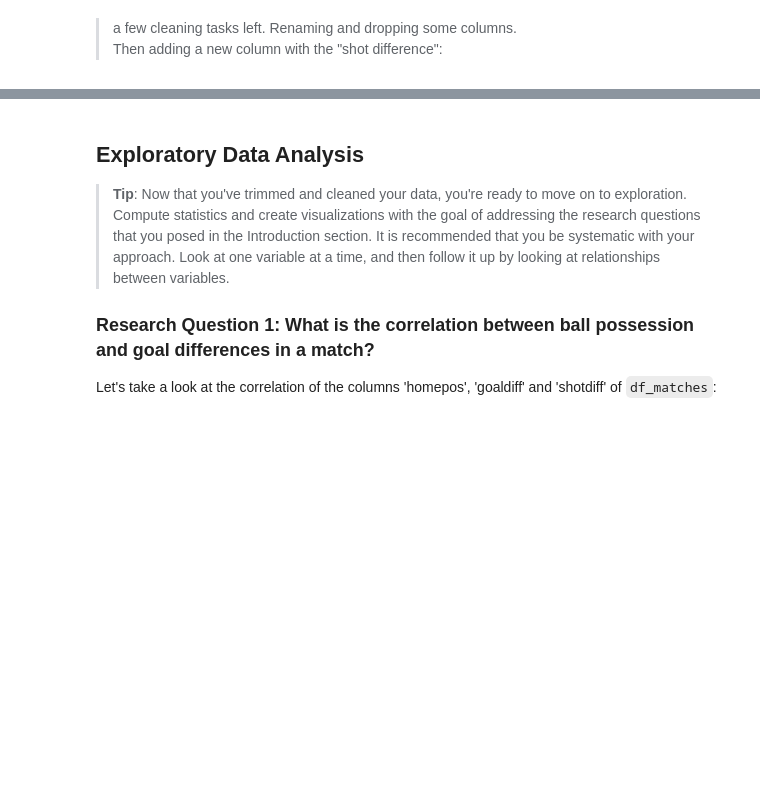
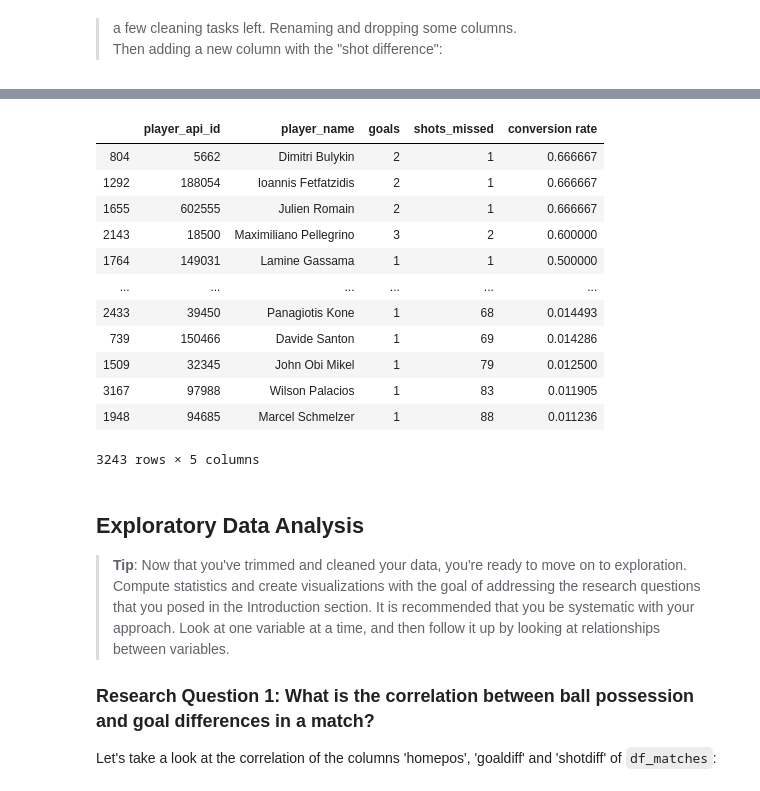
Before and after one commit to normannexo/jupyter_data_science, a Jupyter notebook: Soccer project.ipynb, the cells around one changed output, grey strips where cells are left out. Cells and saved outputs as stored; diff of their text form; code cells hidden in the pictures; blank space fills up the shorter version.

```diff
--- a/Soccer project.ipynb
+++ b/Soccer project.ipynb
@@ -368,3 +375,34 @@ df_matches.head()
+# %%
+df_match_shots = df_match_raw.merge(df_shots, on='match_id')
+# possession, shoton, shotoff, goals not needed in df_match_shots:
+df_match_shots.drop(['possession', 'shoton', 'shotoff', 'goal'], axis=1, inplace=True)
+df_match_shots[(df_match_shots['type'] == 'goal') & (df_match_shots['subtype'].isin(['saved', 'missed', 'crossbar', 'post','saved_back_into_play', 'saved']))]
+# there are some subtypes of type goal which actually aren't goals:
+no_goals_list = ['saved', 'missed', 'crossbar', 'post','saved_back_into_play', 'saved']
+#create new column goalQ - True if shot was a goal, False if not
+df_match_shots['goalQ'] = (df_match_shots['type'] == 'goal') & (~df_match_shots['subtype'].isin(no_goals_list))
+df_player_shots = df_match_shots.groupby(['player', 'goalQ'])['shotcnt'].sum().reset_index()
+df_player_plus = None
+df_player_plus = df_player_raw.merge(df_player_shots[df_player_shots['goalQ']==True], left_on='player_api_id', right_on='player')
+df_player_plus = df_player_plus.merge(df_player_shots[df_player_shots['goalQ']==False], left_on='player_api_id', right_on='player')
+df_player_plus.drop(['player_x', 'goalQ_x', 'player_y', 'goalQ_y'], axis=1, inplace=True)
+df_player_plus.rename(columns={"shotcnt_x":"goals", "shotcnt_y":"shots_missed"}, inplace=True)
+df_player_plus['conversion rate'] = df_player_plus['goals'] / (df_player_plus['goals'] + df_player_plus['shots_missed'])
+df_player_plus.sort_values(by='conversion rate', ascending=False)
+# %% [output]
+|  | player_api_id | player_name | goals | shots_missed | conversion rate |
+| 804 | 5662 | Dimitri Bulykin | 2 | 1 | 0.666667 |
+| 1292 | 188054 | Ioannis Fetfatzidis | 2 | 1 | 0.666667 |
+| 1655 | 602555 | Julien Romain | 2 | 1 | 0.666667 |
+| 2143 | 18500 | Maximiliano Pellegrino | 3 | 2 | 0.600000 |
+| 1764 | 149031 | Lamine Gassama | 1 | 1 | 0.500000 |
+| ... | ... | ... | ... | ... | ... |
+| 2433 | 39450 | Panagiotis Kone | 1 | 68 | 0.014493 |
+| 739 | 150466 | Davide Santon | 1 | 69 | 0.014286 |
+| 1509 | 32345 | John Obi Mikel | 1 | 79 | 0.012500 |
+| 3167 | 97988 | Wilson Palacios | 1 | 83 | 0.011905 |
+| 1948 | 94685 | Marcel Schmelzer | 1 | 88 | 0.011236 |
+3243 rows × 5 columns
 # %% [markdown]
 <a id='eda'></a>
 ## Exploratory Data Analysis
```
Also changed, not shown: parts of 10 cells of this notebook.
